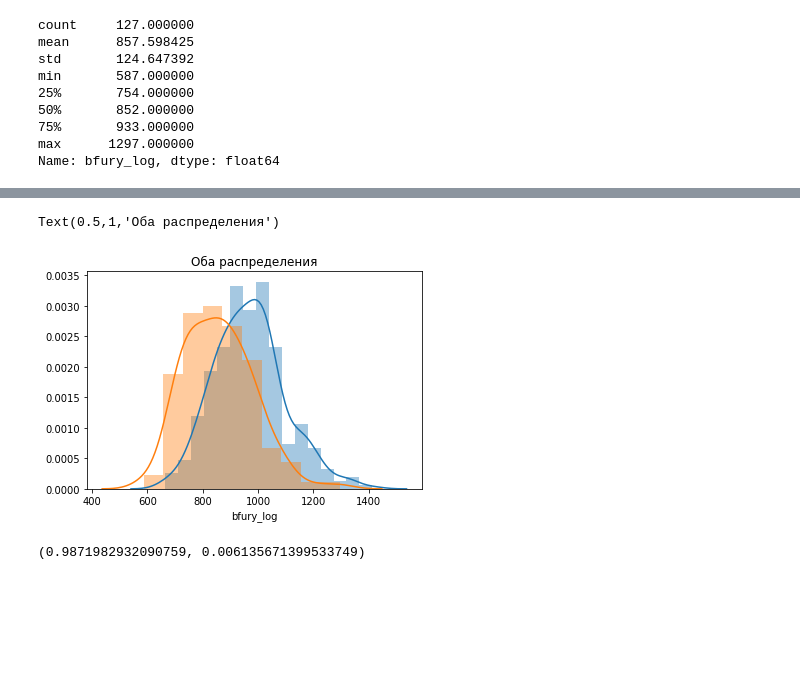
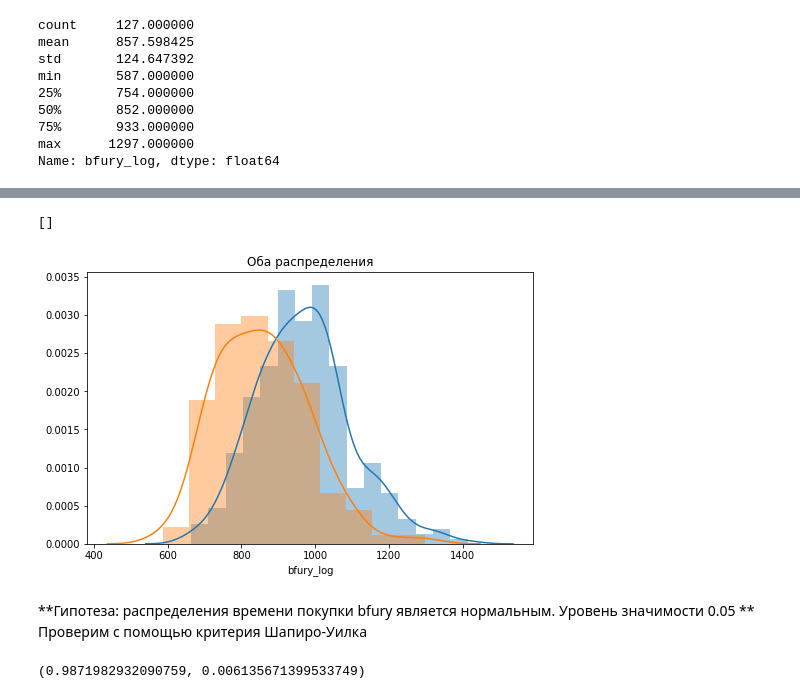
Before and after one commit to UladzislauSafronau/analyze-dota-match, a Jupyter notebook: test-tasks.ipynb, the cells around one changed output, grey strips where cells are left out. Cells and saved outputs as stored; diff of their text form; code cells hidden in the pictures; blank space fills up the shorter version.

```diff
--- a/test-tasks.ipynb
+++ b/test-tasks.ipynb
@@ -114,15 +109,15 @@ def parse_response(response):
     result = pd.DataFrame(rows)
     return result
 
-def get_sql(filename):
+def read_sql_from_file(filename):
     with open(filename) as file:
         sql = file.read().replace('\n',' ')
     return sql
 
-response = requests.get('https://api.opendota.com/api/explorer',params={"sql":get_sql("select_antimage_7_07_patch.sql")})
+response = requests.get('https://api.opendota.com/api/explorer',params={"sql":read_sql_from_file("select_antimage_7_07_patch.sql")})
 print(response)
 last_patch_data = parse_response(response)
-response = requests.get('https://api.opendota.com/api/explorer',params={"sql":get_sql("select.sql")})
+response = requests.get('https://api.opendota.com/api/explorer',params={"sql":read_sql_from_file("select.sql")})
 print(response)
 prev_patch_data = parse_response(response)
 # %% [output]
@@ -213,10 +222,15 @@ qqplot = stats.probplot(last_patch_data.bfury_log, dist="norm", plot=plt)
 # %%
-ax = sns.distplot(prev_patch_data.bfury_log)
-sns.distplot(last_patch_data.bfury_log)
-ax.set_title("Оба распределения")scipy
+fig,ax = plt.subplots(figsize=(8,5))
+sns.distplot(prev_patch_data.bfury_log,ax=ax)
+sns.distplot(last_patch_data.bfury_log,ax=ax)
+ax.set_title("Оба распределения")
+ax.plot()
 # %% [output]
-Text(0.5,1,'Оба распределения')
+[]
-[figure, old version]
+[figure, new version]
+# %% [markdown]
+**Гипотеза: распределения времени покупки bfury является нормальным. Уровень значимости 0.05 **
+Проверим с помощью критерия Шапиро-Уилка
 # %%
 from scipy.stats import shapiro
 
```
Also changed, not shown: parts of 56 cells of this notebook.
